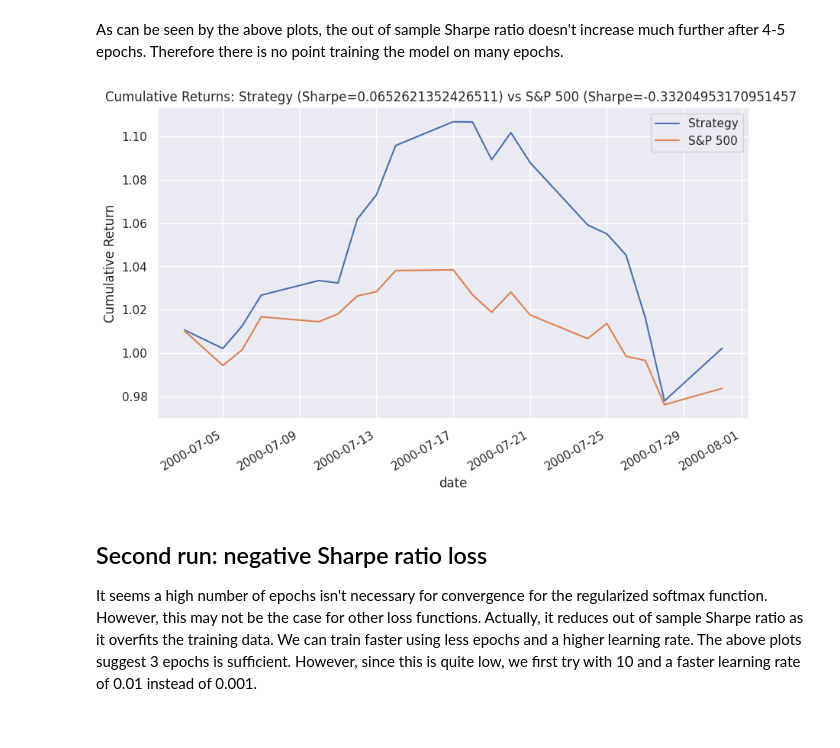
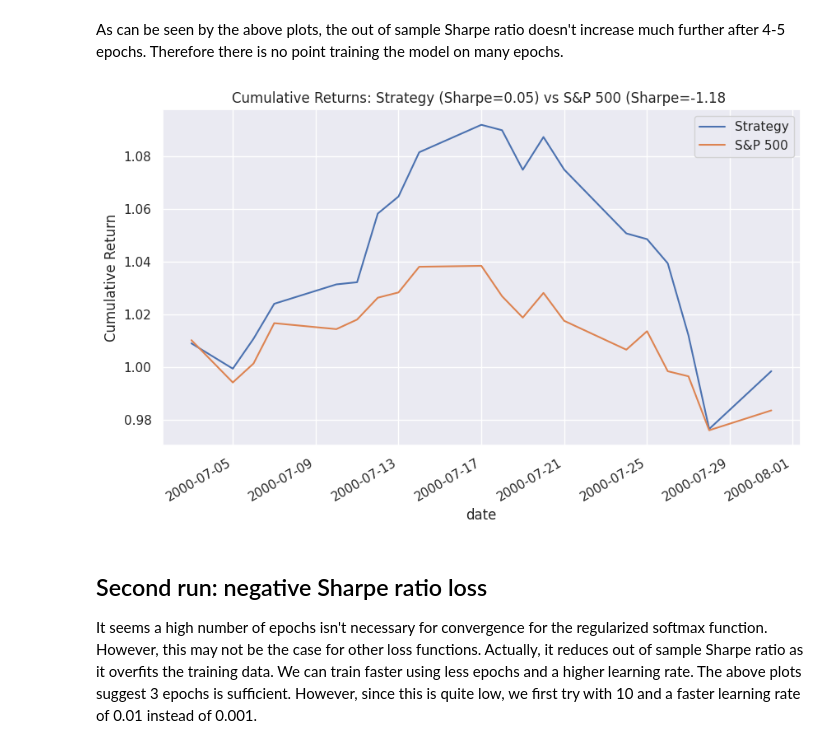
Before and after one commit to mirkorado/ML-Project, a Jupyter notebook: Tune_DNN_Params.ipynb, the cells around one changed output. Drawn from its saved outputs; the diff is of its cells as text; code cells hidden in the pictures.

Commit message:
Correct Sharpe

```diff
--- a/Tune_DNN_Params.ipynb
+++ b/Tune_DNN_Params.ipynb
@@ -143,26 +135,26 @@ As can be seen by the above plots, the out of sample Sharpe ratio doesn't increa
 # %%
 # Plot the cumulative returns of the strategy and compare with the S&P 500 index
 cumulative_returns = (1 + mean_daily_returns).cumprod()
 sp_ret = test_df.groupby('date')['sprtrn'].mean()
 cumulative_sp500 = (1 + sp_ret).cumprod()
 
 # Combine into a single DataFrame for easy plotting
 combined = pd.DataFrame({
     'Strategy': cumulative_returns,
     'S&P 500': cumulative_sp500
 })
 
 # Sharpe ratio
-strat_sharpe = np.sqrt(mean_daily_returns.shape[0]) * (mean_daily_returns.mean() / mean_daily_returns.std() + 10e-8)
-sp_sharpe = np.sqrt(sp_ret.shape[0]) * (sp_ret.mean() / sp_ret.std())
+strat_sharpe = utils.compute_monthly_sharpe(mean_daily_returns)
+sp_sharpe = utils.compute_monthly_sharpe(sp_ret)
 
 # Plot
-combined.plot(figsize=(10, 6), title=f'Cumulative Returns: Strategy (Sharpe={strat_sharpe}) vs S&P 500 (Sharpe={sp_sharpe} ')
+combined.plot(figsize=(10, 6), title=f'Cumulative Returns: Strategy (Sharpe={strat_sharpe:.2f}) vs S&P 500 (Sharpe={sp_sharpe:.2f}) ')
 plt.ylabel('Cumulative Return')
 plt.grid(True)
 plt.show()
 # %% [output]
-[figure, old version]
+[figure, new version]
 # %% [markdown]
 ## Second run: negative Sharpe ratio loss
 
```
Also changed, not shown: parts of 15 cells of this notebook, 2 other files.
